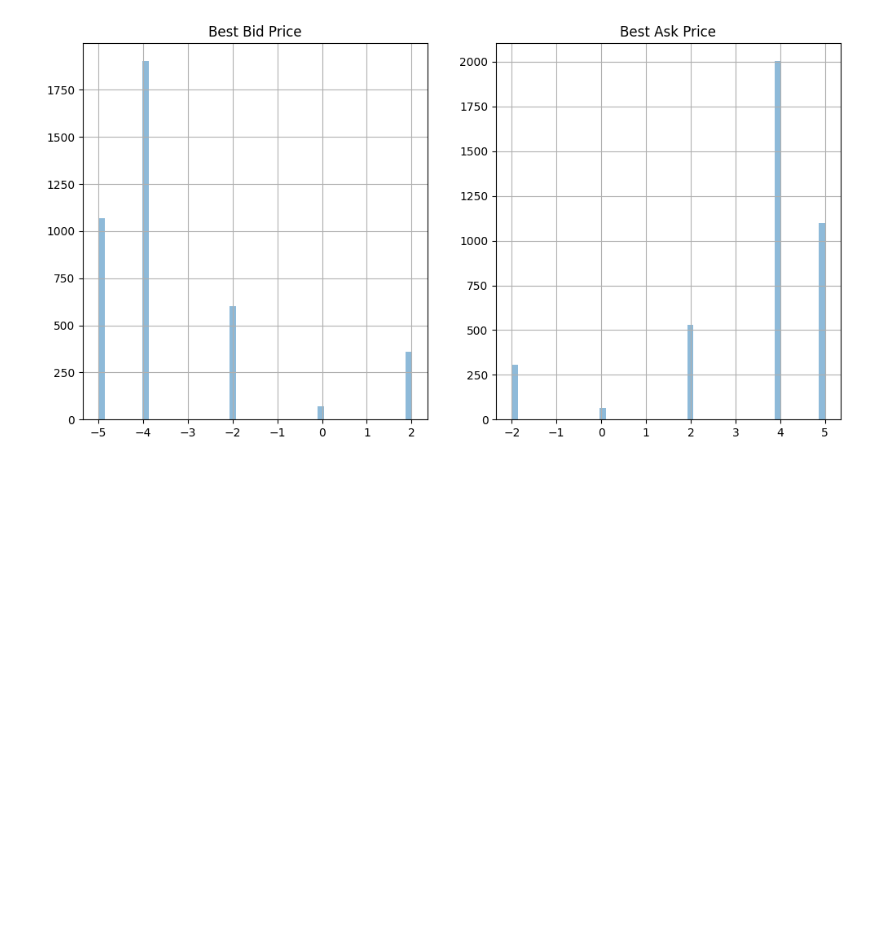
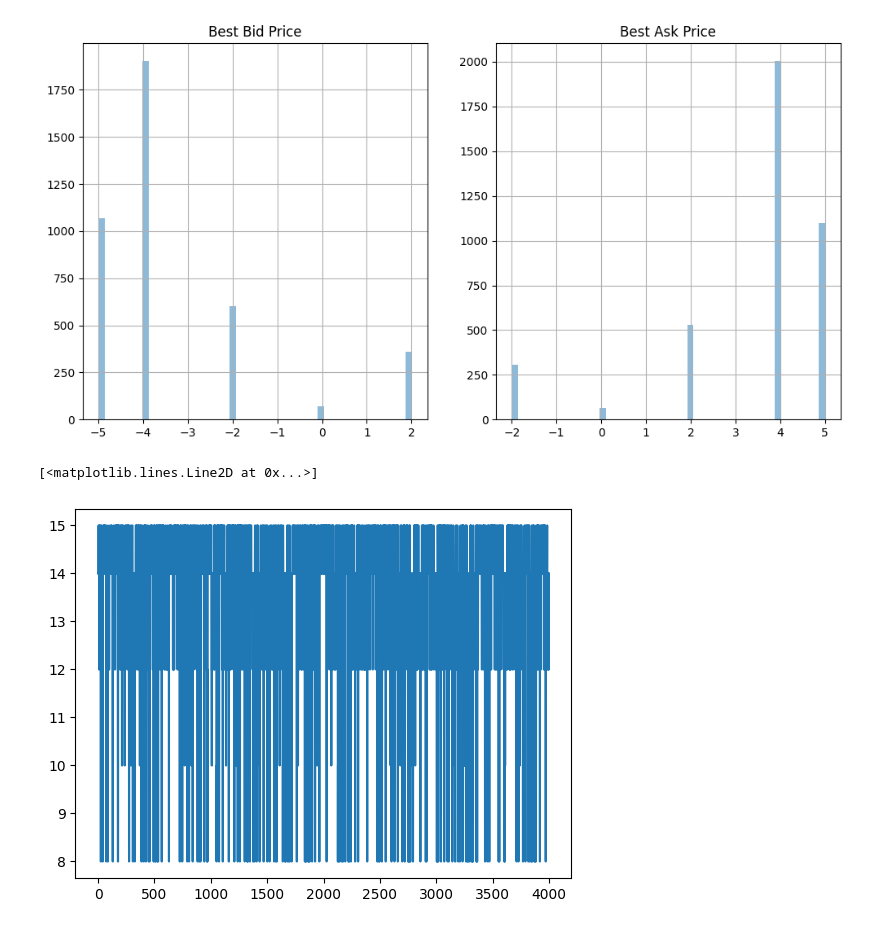
Before and after one commit to ashokolarov/prosperity3, a Jupyter notebook: analyze_data.ipynb, the cells around one changed output. Saved outputs shown, nothing was run; the diff lists cells and outputs as text; code cells hidden in the pictures; blank space fills up the shorter version.

```diff
--- a/analyze_data.ipynb
+++ b/analyze_data.ipynb
@@ -57,3 +57,8 @@ plt.plot()
 # %% [output]
 []
 [figure]
+# %%
+plt.plot(resin_ba)
+# %% [output]
+[<matplotlib.lines.Line2D at 0x...>]
+[figure, added]
```
Also changed, not shown: 2 other files.
